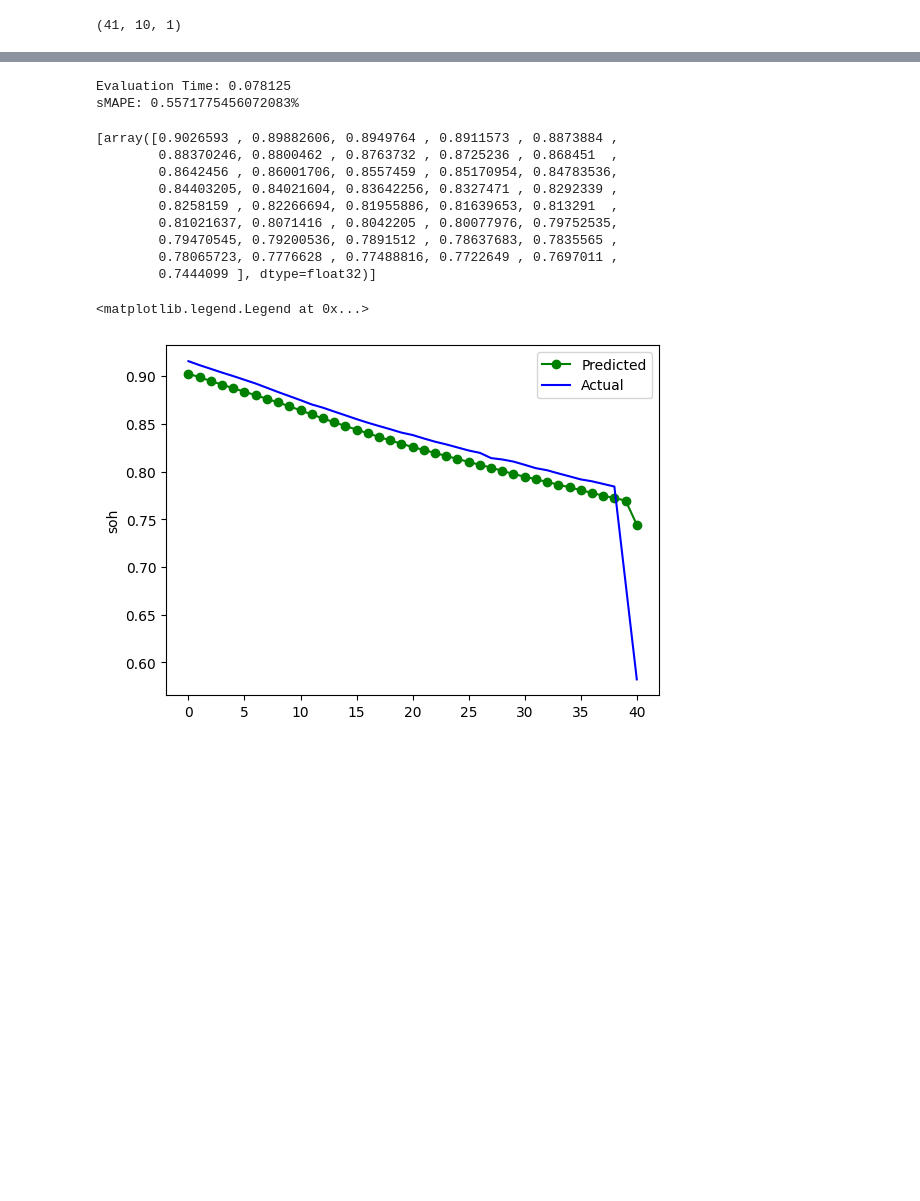
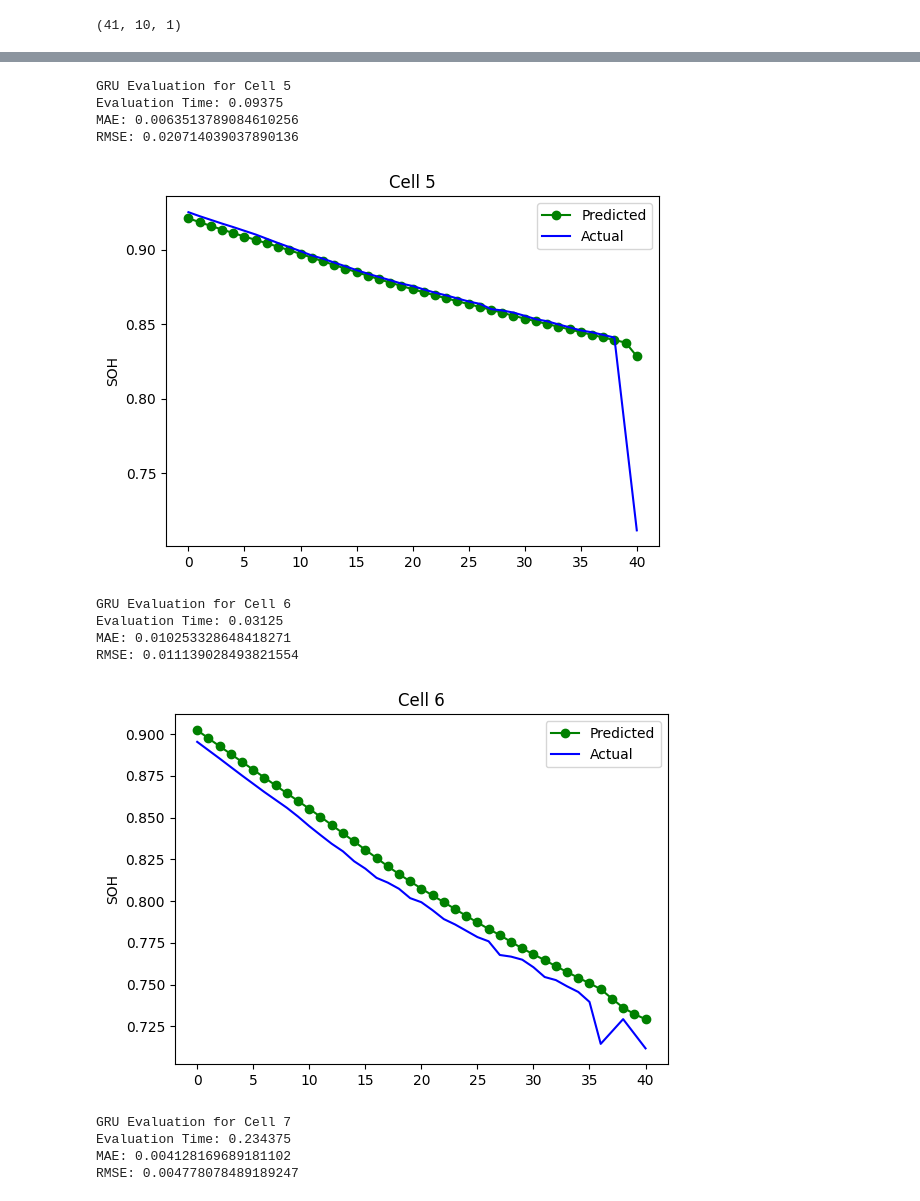
Before and after one commit to sileneer/NRP_2022_EEE12, a Jupyter notebook: main_torch.ipynb, the cells around one changed output, grey strips where cells are left out. Cells and saved outputs as stored; diff of their text form; code cells hidden in the pictures; blank space fills up the shorter version.

Commit message:
add lstm, can concurrently output cell5-8

```diff
--- a/main_torch.ipynb
+++ b/main_torch.ipynb
@@ -232,11 +251,15 @@ def evaluate(model, test_x, test_y, label_scalers):
     targets.append(label_sc.inverse_transform(labs.numpy()).reshape(-1))
 
     print("Evaluation Time: {}".format(str(time.process_time() - start_time)))
-    sMAPE = 0
+    MAE = 0
+    RMSE = 0
     for i in range(len(outputs)):
-        sMAPE += np.mean(abs(outputs[i] - targets[i]) / (targets[i] + outputs[i]) / 2) / len(outputs)
-    print("sMAPE: {}%".format(sMAPE * 100))
-    return outputs, targets, sMAPE
+        MAE += np.mean(abs(outputs[i] - targets[i])) / len(outputs)
+        RMSE += np.mean((outputs[i] - targets[i]) ** 2) / len(outputs)
+    RMSE = math.sqrt(RMSE)
+    print("MAE: {}".format(MAE))
+    print("RMSE: {}".format(RMSE))
+    return outputs, targets, MAE, RMSE
 # %%
 lr = 0.001
 gru_model = train(train_loader, lr, model_type="GRU")
@@ -261,31 +285,31 @@ Total Training Time: 110.953125 seconds
-# %%
-gru_outputs, targets, gru_sMAPE = evaluate(gru_model, test_x, test_y, label_sc)
-
-# MAE and RMSE
-# predicted curve
-# performance, numerical results
-# %% [output]
-Evaluation Time: 0.078125
-sMAPE: 0.5571775456072083%
-# %%
-gru_outputs
-# %% [output]
-[array([0.9026593 , 0.89882606, 0.8949764 , 0.8911573 , 0.8873884 ,
-        0.88370246, 0.8800462 , 0.8763732 , 0.8725236 , 0.868451  ,
-        0.8642456 , 0.86001706, 0.8557459 , 0.85170954, 0.84783536,
-        0.84403205, 0.84021604, 0.83642256, 0.8327471 , 0.8292339 ,
-        0.8258159 , 0.82266694, 0.81955886, 0.81639653, 0.813291  ,
-        0.81021637, 0.8071416 , 0.8042205 , 0.80077976, 0.79752535,
-        0.79470545, 0.79200536, 0.7891512 , 0.78637683, 0.7835565 ,
-        0.78065723, 0.7776628 , 0.77488816, 0.7722649 , 0.7697011 ,
-        0.7444099 ], dtype=float32)]
 # %%
-plt.figure(figsize=(14, 10))
-plt.subplot(2, 2, 1)
-plt.plot(gru_outputs[0][-100:], "-o", color="g", label="Predicted")
-plt.plot(targets[0][-100:], color="b", label="Actual")
-plt.ylabel('soh')
-plt.legend()
+for i in range(0, 4):
+    print("GRU Evaluation for Cell {}".format(i + 5))
+    gru_outputs, targets, gru_MAE, gru_RMSE = evaluate(gru_model, test_x[i], test_y[i], label_sc)
+    plt.figure(figsize=(14, 10))
+    plt.subplot(2, 2, 1)
+    plt.plot(gru_outputs[0][-100:], "-o", color="g", label="Predicted")
+    plt.plot(targets[0][-100:], color="b", label="Actual")
+    plt.ylabel('SOH')
+    plt.title("Cell {}".format(i + 5))
+    plt.legend()
+    plt.show()
+
+# MAE and RMSE
+# predicted curve
+# performance, numerical results
 # %% [output]
-<matplotlib.legend.Legend at 0x...>
+GRU Evaluation for Cell 5
+Evaluation Time: 0.09375
+MAE: 0.0063513789084610256
+RMSE: 0.020714039037890136
-[figure, old version]
+[figure, new version]
+GRU Evaluation for Cell 6
+Evaluation Time: 0.03125
+MAE: 0.010253328648418271
+RMSE: 0.011139028493821554
+[figure, added]
+GRU Evaluation for Cell 7
+Evaluation Time: 0.234375
+MAE: 0.004128169689181102
+RMSE: 0.004778078489189247
```
Also changed, not shown: parts of 10 cells of this notebook, 1 other file.
